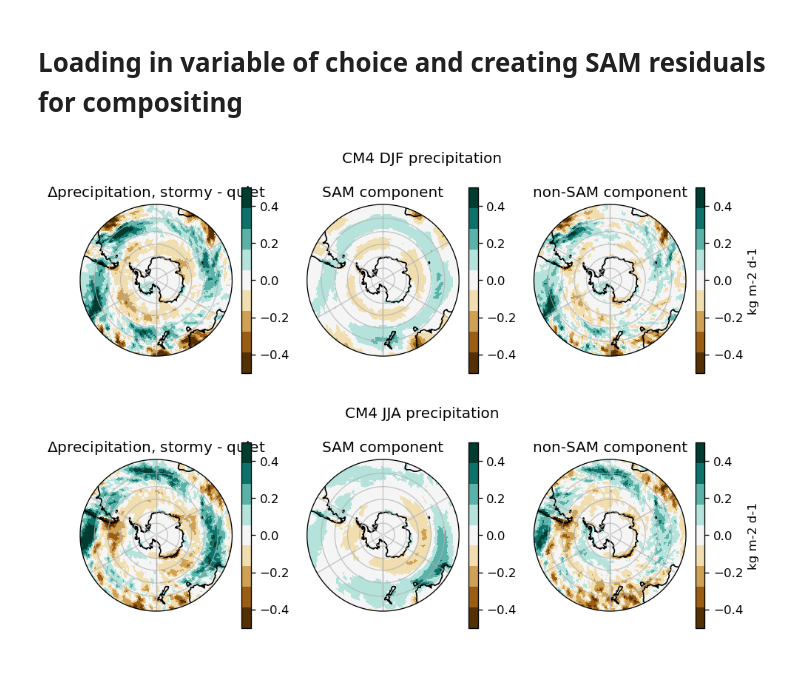
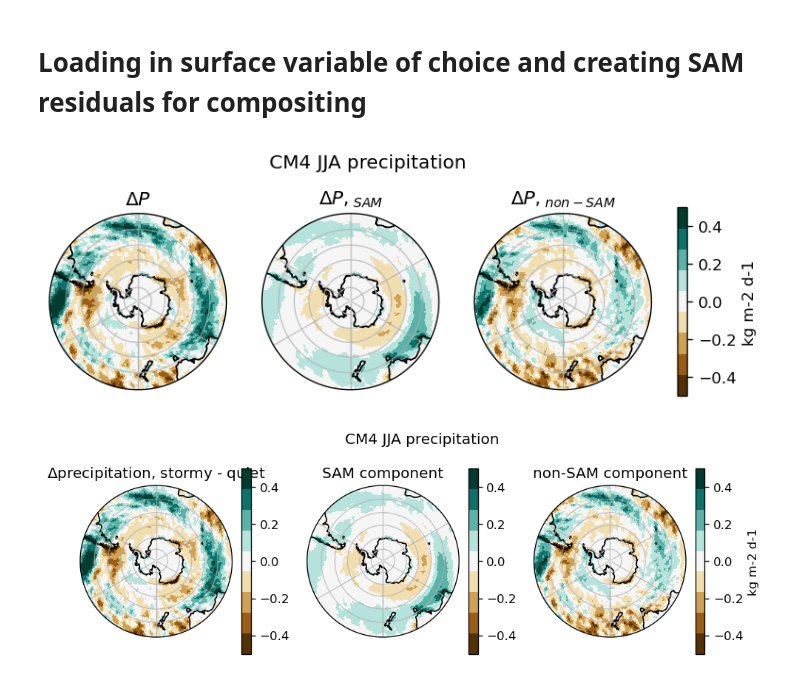
Before and after one commit to keturner8/stormtrack_variability, a Jupyter notebook: notebooks/composites_CMIP_SAMresid.ipynb, the cells around one changed output. Drawn from its saved outputs; the diff is of its cells as text; code cells hidden in the pictures.

Commit message:
update Fig 2 plots for draft

```diff
--- a/notebooks/composites_CMIP_SAMresid.ipynb
+++ b/notebooks/composites_CMIP_SAMresid.ipynb
@@ -106,7 +108,7 @@ high_storms["DJF"] = storms_djf.sortby(storms_djf).time[-50:]
 low_storms["JJA"] = storms_jja.sortby(storms_jja).time[:50]
 high_storms["JJA"] = storms_jja.sortby(storms_jja).time[-50:]
 # %% [markdown]
-# Loading in variable of choice and creating SAM residuals for compositing
+# Loading in surface variable of choice and creating SAM residuals for compositing
 # %%
 vd = {
     "tos": {
@@ -197,6 +213,13 @@ elif var == "precip":
     )
     c =  60**2 * 24
 
+elif var == 'p_e':
+    ds_v = xr.open_mfdataset(
+        f"/work/Katherine.Turner/tempest-extremes/{mod}_cmip/data/ocean_monthly_1x1deg.*.net_mass*.nc",
+        use_cftime=True,
+    )
+    ds_v = ds_v.assign(p_e=ds_v["net_massin"] - ds_v["net_massout"])
+    c = 60**2 * 24
 else:
     ds_v = xr.open_mfdataset(
         f"/work/Katherine.Turner/tempest-extremes/{mod}_cmip/data/{realm}*{var}.nc",
@@ -204,7 +227,7 @@ else:
     )
     c = 1
 
-da_v = ds_v[var] * c
+da_v = ds_v[var] * vd[var]['c']
 
 da_v_s = da_v.resample(time="QS-DEC").sum()
 
@@ -225,7 +248,7 @@ for s in season:
     idx_high[s] = da_resid[s].time.dt.year.isin(high_storms[s].dt.year)
     idx_low[s] = da_resid[s].time.dt.year.isin(low_storms[s].dt.year)
 # %%
-s = "DJF"
+s = "JJA"
 
 SAM_highstorms = SAM[s][SAM[s].time.dt.year.isin(high_storms[s].dt.year)].mean()
 SAM_lowstorms = SAM[s][SAM[s].time.dt.year.isin(low_storms[s].dt.year)].mean()
@@ -234,7 +257,7 @@ dSAM = SAM_highstorms - SAM_lowstorms
 fig, axs = plt.subplots(
     nrows=1,
     ncols=3,
-    figsize=(8, 2.7),
+    figsize=(7.5, 2.7),
     dpi=120,
     subplot_kw={"projection": ccrs.SouthPolarStereo()},
 )
@@ -244,23 +267,24 @@ axs = axs.flatten()
     da[s][idx_high[s], :, :].mean(dim="time") - da[s][idx_low[s], :, :].mean(dim="time")
 ).plot(
     ax=axs[0],
-    vmin=-1 * vd[var]["v_DJF"],
-    vmax=vd[var]["v_DJF"],
+    vmin=-1 * vd[var][f"v_{s}"],
+    vmax=vd[var][f"v_{s}"],
     extend="neither",
     #cmap=plt.get_cmap("RdBu_r", 9),
     cmap=plt.get_cmap("BrBG", 9),
     x="lon",
     y="lat",
     transform=ccrs.PlateCarree(),
-    cbar_kwargs={"label": ""},
+    #cbar_kwargs={"label": ""},
     robust=True,
+    add_colorbar=False,
 )
-axs[0].set_title(f"$\Delta${vd[var]['title']}, stormy - quiet")
+axs[0].set_title(rf"$\Delta {{{vd[var]['title_v'][:-1]}}}$")
 
 (dSAM * slope[s]).plot(
     ax=axs[1],
-    vmin=-1 * vd[var]["v_DJF"],
-    vmax=vd[var]["v_DJF"],
+    vmin=-1 * vd[var][f"v_{s}"],
+    vmax=vd[var][f"v_{s}"],
     extend="neither",
     #cmap=plt.get_cmap("RdBu_r", 9),
     cmap=plt.get_cmap("BrBG", 9),
@@ -268,43 +292,47 @@ axs[0].set_title(f"$\Delta${vd[var]['title']}, stormy - quiet")
     x="lon",
     y="lat",
     transform=ccrs.PlateCarree(),
-    cbar_kwargs={"label": ""},
+    #cbar_kwargs={"label": ""},
+    add_colorbar=False,
 )
-axs[1].set_title(f"SAM component")
+axs[1].set_title(rf"$\Delta {{{vd[var]['title_v']}}}_{{SAM}}$")
 
-(
+im3 = (
     da_resid[s][idx_high[s], :, :].mean(dim="time")
     - da_resid[s][idx_low[s], :, :].mean(dim="time")
 ).plot(
     ax=axs[2],
-    vmin=-1 * vd[var]["v_DJF"],
-    vmax=vd[var]["v_DJF"],
+    vmin=-1 * vd[var][f"v_{s}"],
+    vmax=vd[var][f"v_{s}"],
     extend="neither",
     #cmap=plt.get_cmap("RdBu_r", 9),
     cmap=plt.get_cmap("BrBG", 9),
     robust=True,
     x="lon",
     y="lat",
     transform=ccrs.PlateCarree(),
-    cbar_kwargs={"label": vd[var]["units"]},
+    #cbar_kwargs={"label": vd[var]["units"]},
+    add_colorbar=False,
 )
-axs[2].set_title(f"non-SAM component")
+axs[2].set_title(rf"$\Delta {{{vd[var]['title_v']}}}_{{non-SAM}}$")
 
 for i in range(3):
     axs[i].set_ylabel("")
     axs[i].set_xlabel("")
     axs[i].set_extent([-180, 180, -90, -30], ccrs.PlateCarree())
     axs[i].gridlines(alpha=0.7)
     axs[i].set_boundary(circle, transform=axs[i].transAxes)
     axs[i].coastlines()
 
 fig.suptitle(f"{mod} {s} {vd[var]['title']}")
 
-plt.tight_layout()
+fig.colorbar(im3, ax=axs, orientation='vertical', label=vd[var]["units"],fraction=0.046, pad=0.04, shrink=0.80)
+
+#plt.tight_layout()
 
 plt.savefig(f"{out_path_fig}composites/{var}_{s}_{mod}.png", format="png", dpi=100)
 # %% [output]
-[figure, old version]
+[figure, new version]
 # %%
 s = "JJA"
 
```
Also changed, not shown: parts of 7 cells of this notebook, 7 other files.
